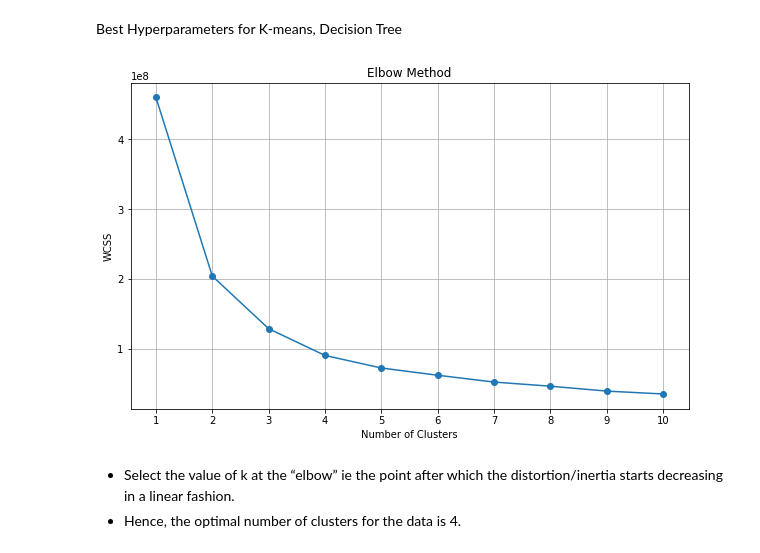
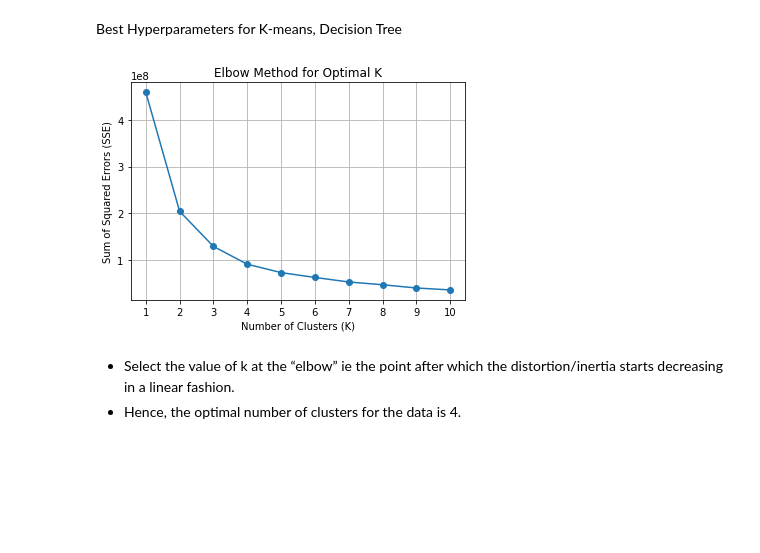
Before and after one commit to joycelovedorial/IS424-Data-Mining, a Jupyter notebook: Clustering/Clustering - Decision Tree (Not Normalised without outlier).ipynb, the cells around one changed output. Cells and saved outputs as stored; diff of their text form; code cells hidden in the pictures; blank space fills up the shorter version.

Commit message:
Update Clustering

```diff
--- a/Clustering/Clustering - Decision Tree (without outlier).ipynb
+++ b/Clustering/Clustering - Decision Tree (Not Normalised without outlier).ipynb
@@ -63,24 +63,26 @@ X_without_outlier
 Best Hyperparameters for K-means, Decision Tree
 # %%
 # Fit KMeans clustering models for different number of clusters
-wcss = []
-max_clusters = 10  # Maximum number of clusters to try
-for i in range(1, max_clusters + 1):
-    kmeans = KMeans(n_clusters=i, init='k-means++', random_state=42)
+# Initialize a range of K values
+k_values = range(1, 11)  # Assuming K from 1 to 10
+
+# Calculate SSE for each value of K
+sse = []
+for k in k_values:
+    kmeans = KMeans(n_clusters=k, random_state=42)
     kmeans.fit(X_without_outlier)
-    wcss.append(kmeans.inertia_)
+    sse.append(kmeans.inertia_)  # Inertia is SSE in sklearn's KMeans
 
-# Plot WCSS vs. Number of Clusters
-plt.figure(figsize=(10, 6))
-plt.plot(range(1, max_clusters + 1), wcss, marker='o', linestyle='-')
-plt.title('Elbow Method')
-plt.xlabel('Number of Clusters')
-plt.ylabel('WCSS')
-plt.xticks(np.arange(1, max_clusters + 1))
+# Plot the SSE values against the number of clusters (K)
+plt.plot(k_values, sse, marker='o')
+plt.xlabel('Number of Clusters (K)')
+plt.ylabel('Sum of Squared Errors (SSE)')
+plt.title('Elbow Method for Optimal K')
+plt.xticks(k_values)
 plt.grid(True)
 plt.show()
 # %% [output]
-[figure, old version]
+[figure, new version]
 # %% [markdown]
 - Select the value of k at the “elbow” ie the point after which the distortion/inertia starts decreasing in a linear fashion.
 - Hence, the optimal number of clusters for the data is 4.
```
Also changed, not shown: parts of 2 cells of this notebook, 1 other file.
